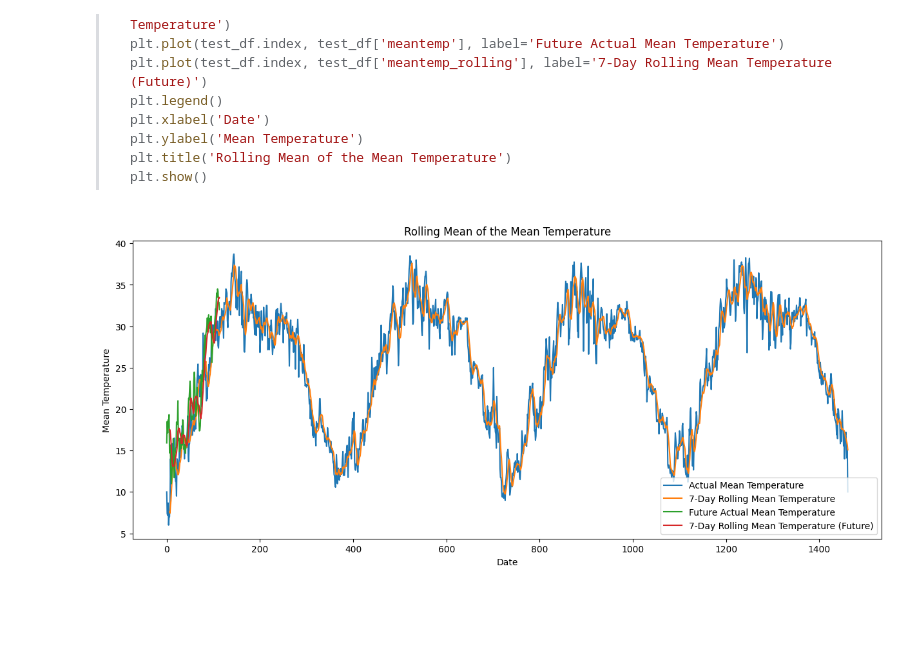
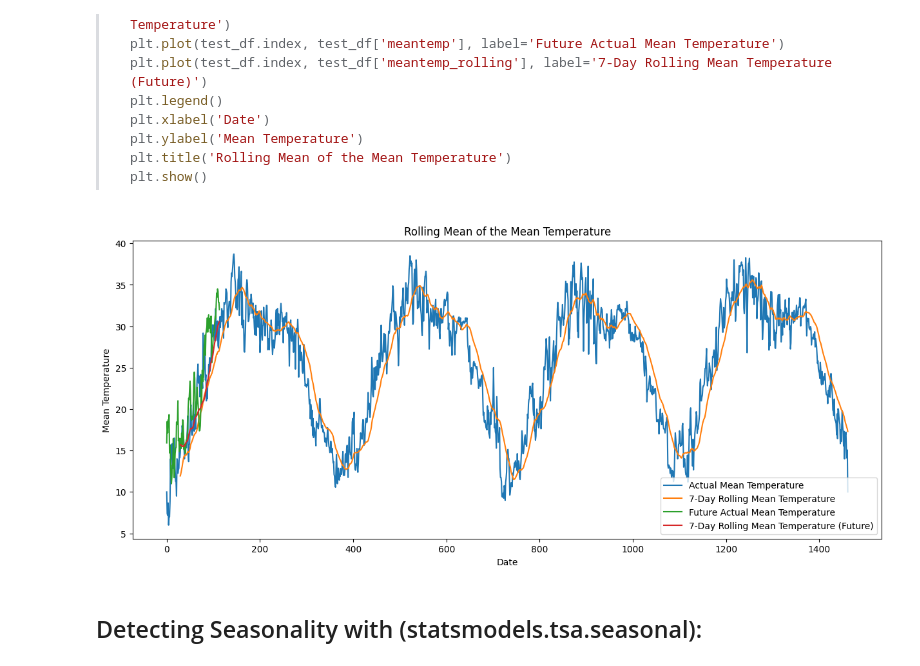
Before and after one commit to arielwendichansky/DI_Bootcamp, a Jupyter notebook: Week9/Day3/Daily_challenge/Advanced_Time_Series_Forecast.ipynb, the cells around one changed output. Saved outputs shown, nothing was run; the diff lists cells and outputs as text; code cells hidden in the pictures; blank space fills up the shorter version.

```diff
--- a/Week9/Day3/Daily_challenge/Advanced_Time_Series_Forecast.ipynb
+++ b/Week9/Day3/Daily_challenge/Advanced_Time_Series_Forecast.ipynb
@@ -353,19 +346,21 @@ to_markdown(response.text)
 # %%
 
 # Calculate the rolling mean of the mean temperature
-X['meantemp_rolling'] = X['meantemp'].rolling(window=7).mean()
-y['meantemp_rolling'] = y['meantemp'].rolling(window=7).mean()
+X['meantemp_rolling'] = X['meantemp'].rolling(window=30).mean()
+y['meantemp_rolling'] = y['meantemp'].rolling(window=30).mean()
 
 # Plot the rolling mean of the mean temperature
 plt.figure(figsize=(15, 6))
 plt.plot(X.index, X['meantemp'], label='Actual Mean Temperature')
 plt.plot(X.index, X['meantemp_rolling'], label='7-Day Rolling Mean Temperature')
 plt.plot(y.index, y['meantemp'], label='Future Actual Mean Temperature')
 plt.plot(y.index, y['meantemp_rolling'], label='7-Day Rolling Mean Temperature (Future)')
 plt.legend()
 plt.xlabel('Date')
 plt.ylabel('Mean Temperature')
 plt.title('Rolling Mean of the Mean Temperature')
 plt.show()
 # %% [output]
-[figure, old version]
+[figure, new version]
+# %% [markdown]
+## Detecting Seasonality with (statsmodels.tsa.seasonal):
```
Also changed, not shown: parts of 13 cells of this notebook.
